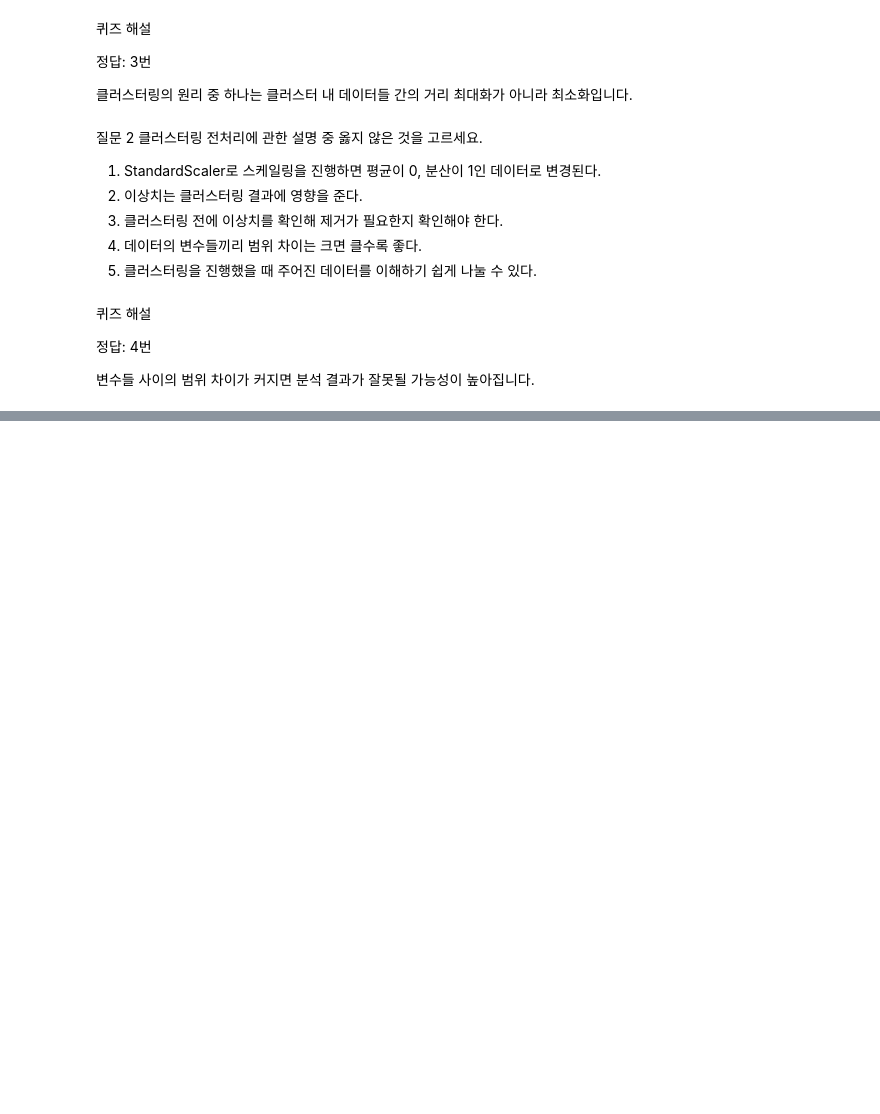
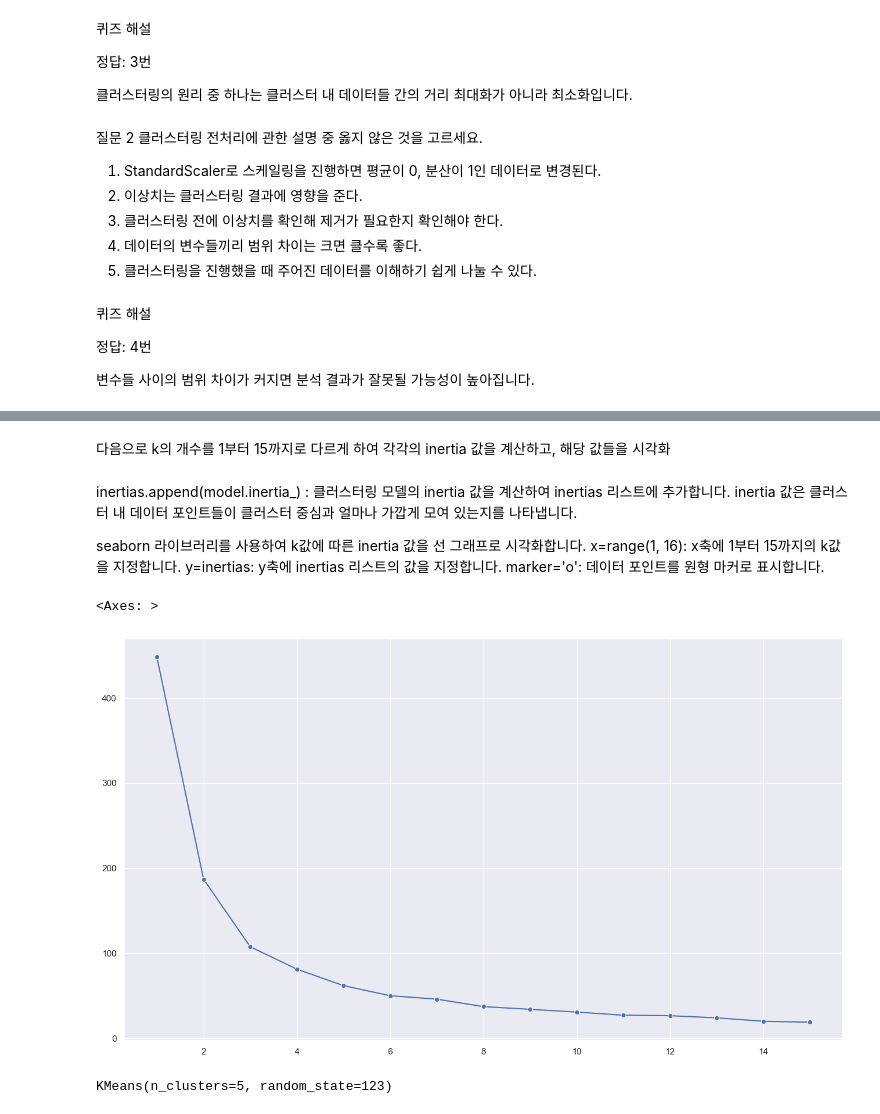
Before and after one commit to jeongryuni/study_analysis, a Jupyter notebook: Cluster_analysis/02_k-means.ipynb, the cells around one changed output, grey strips where cells are left out. Drawn from its saved outputs; the diff is of its cells as text; code cells hidden in the pictures; blank space fills up the shorter version.

```diff
--- a/Cluster_analysis/데이터 준비하기.ipynb
+++ b/Cluster_analysis/02_k-means.ipynb
@@ -194,0 +312,18 @@ Standardization_df
+# %%
+import pandas as pd
+import seaborn as sns
+from sklearn.cluster import KMeans
+
+scaled_df = pd.read_csv('data/scaled_data.csv', index_col=[0])
+# %%
+# 1. 모델 생성
+model = KMeans(n_clusters=2, random_state=123)
+
+# 2. 모델 학습
+# model에 scaled_df를 학습시키는 코드를 작성하세요
+model.fit(scaled_df)
+
+# 3. 결과
+scaled_df['label'] = model.predict(scaled_df)
+
+scaled_df['label'].value_counts()
@@ -194,0 +344,34 @@ Standardization_df
+# %%
+# scaled_df에 추가했던 label 열을 제거
+scaled_df = scaled_df.drop(['label'], axis=1)
+# %% [markdown]
+다음으로 k의 개수를 1부터 15까지로 다르게 하여 각각의 inertia 값을 계산하고, 해당 값들을 시각화
+# %% [markdown]
+inertias.append(model.inertia_) :
+클러스터링 모델의 inertia 값을 계산하여 inertias 리스트에 추가합니다.
+inertia 값은 클러스터 내 데이터 포인트들이 클러스터 중심과 얼마나 가깝게 모여 있는지를 나타냅니다.
+
+seaborn 라이브러리를 사용하여 k값에 따른 inertia 값을 선 그래프로 시각화합니다.
+x=range(1, 16): x축에 1부터 15까지의 k값을 지정합니다.
+y=inertias: y축에 inertias 리스트의 값을 지정합니다.
+marker='o': 데이터 포인트를 원형 마커로 표시합니다.
+# %%
+# inertia 값 저장할 리스트
+inertias = []
+
+# k값 범위 1~15로 지정
+for k in range(1, 16):
+    model = KMeans(n_clusters=k, random_state=123)
+    model.fit(scaled_df)
+    inertias.append(model.inertia_)
+
+# k 값에 따른 inertia값 시각화
+sns.lineplot(x=range(1,16), y=inertias, marker='o')
+# %% [output]
+<Axes: >
+[figure, added]
+# %%
+model = KMeans(n_clusters=5, random_state=123)
+model.fit(scaled_df)
+# %% [output]
+KMeans(n_clusters=5, random_state=123)
```
Also changed, not shown: parts of 31 cells of this notebook, 4 other files.
